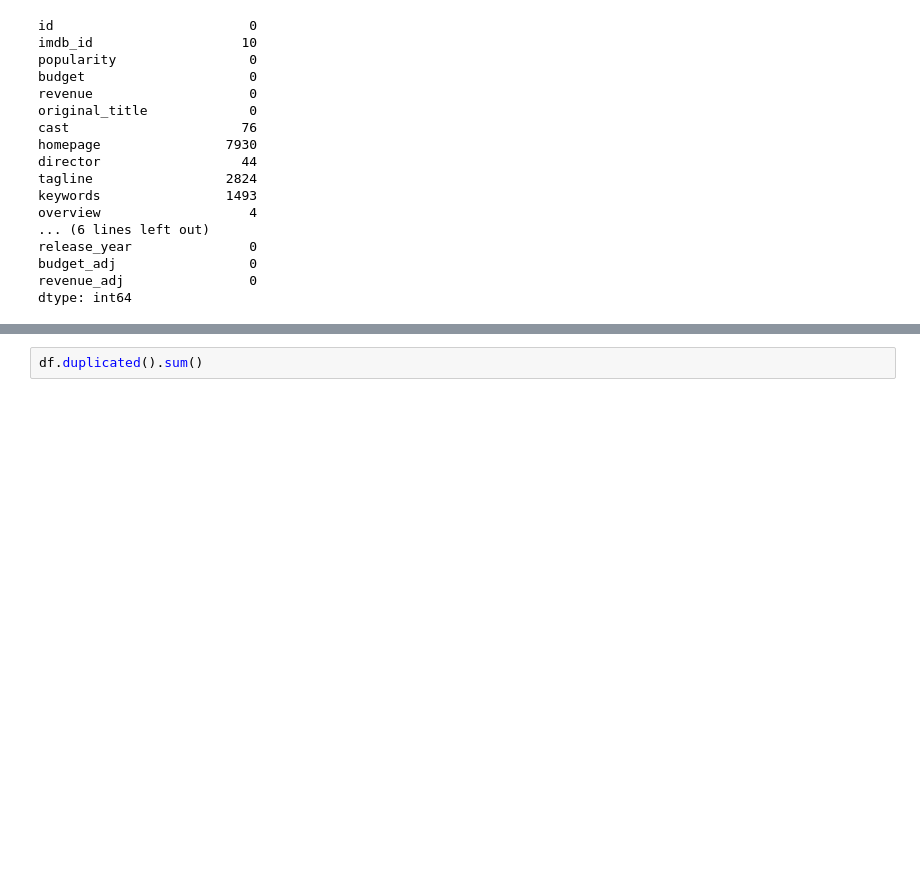
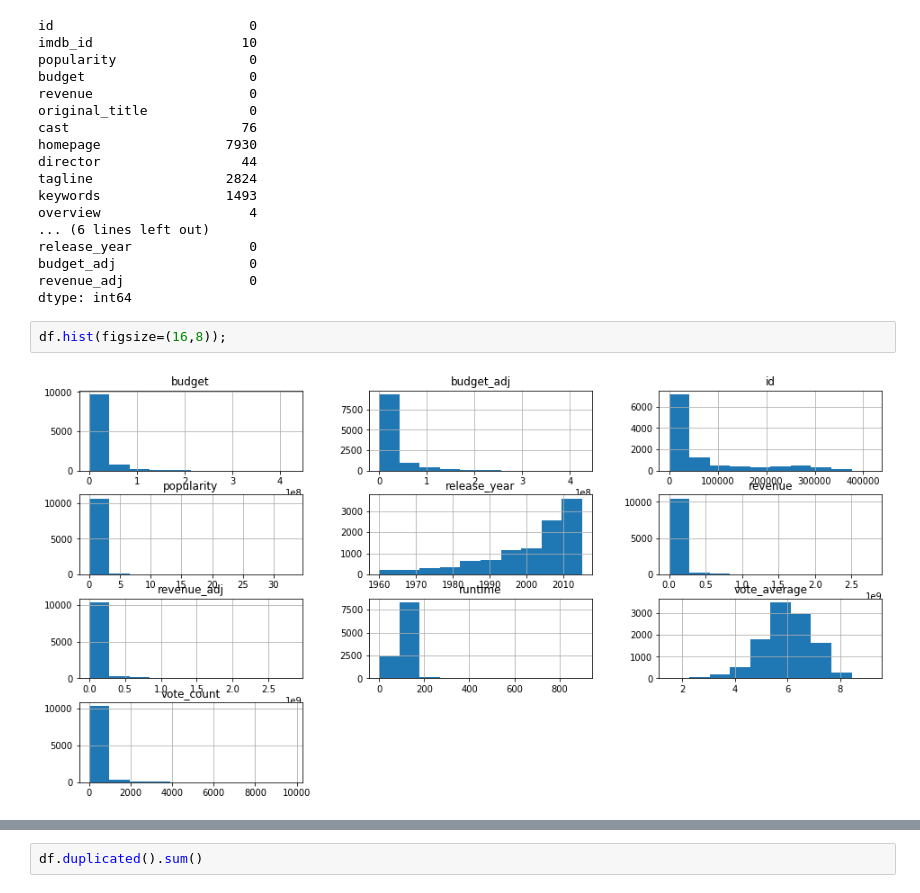
Before and after one commit to salma77/Investigating-data-from-TMDb, a Jupyter notebook: investigate-a-dataset-template.ipynb, the cells around one changed output, grey strips where cells are left out. Saved outputs shown, nothing was run; the diff lists cells and outputs as text; blank space fills up the shorter version.

```diff
--- a/investigate-a-dataset-template.ipynb
+++ b/investigate-a-dataset-template.ipynb
@@ -84,3 +83,7 @@ release_year               0
 budget_adj                 0
 revenue_adj                0
 dtype: int64
+# %%
+df.hist(figsize=(16,8));
+# %% [output]
+[figure, added]
```
Also changed, not shown: parts of 40 cells of this notebook.
